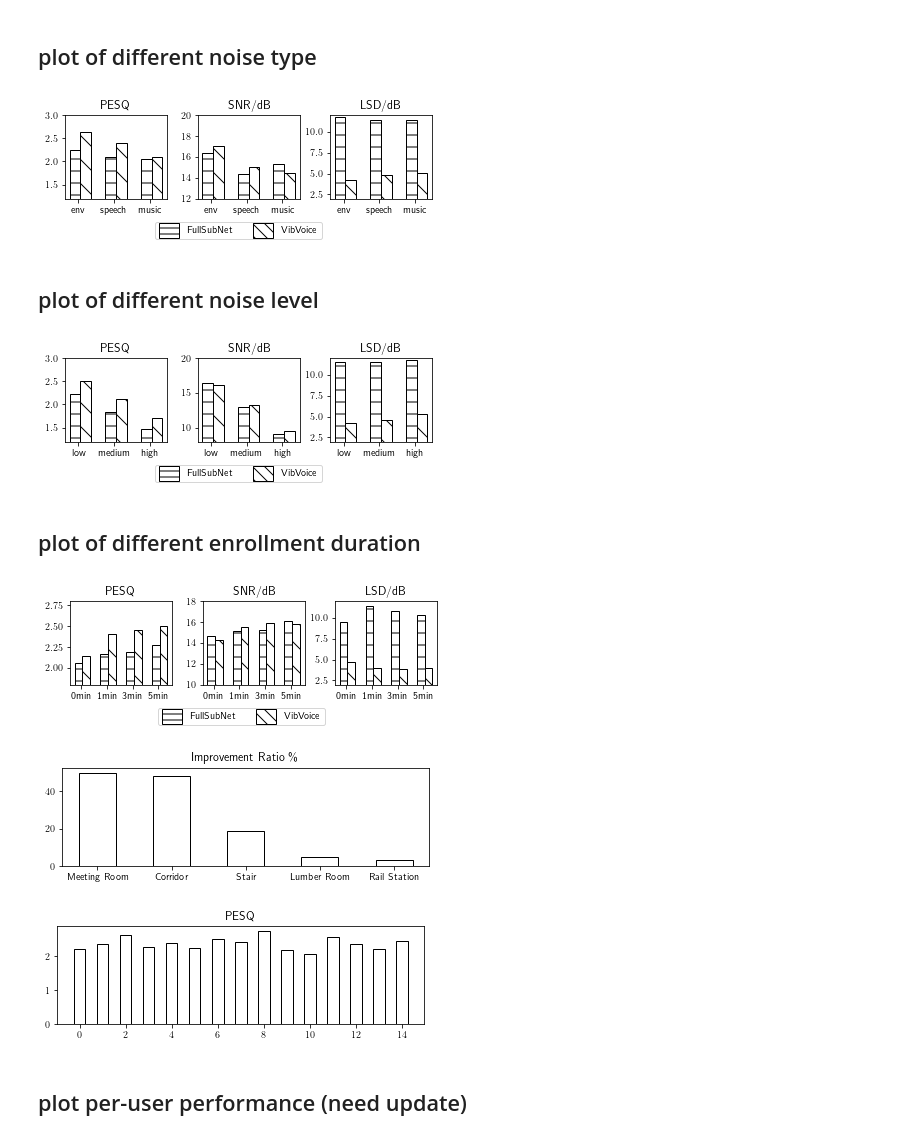
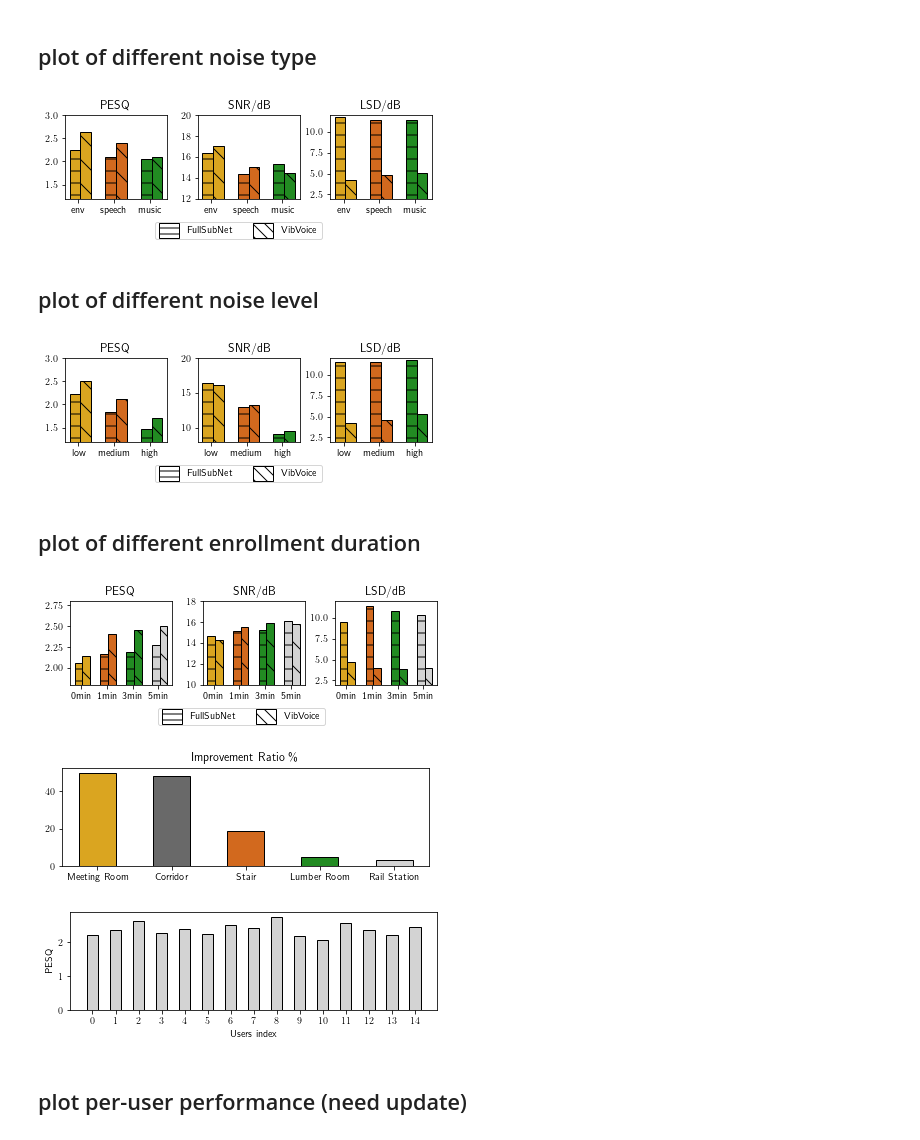
Before and after one commit to lixinghe1999/audioproject, a Jupyter notebook: DL/plot.ipynb, the cells around one changed output. Cells and saved outputs as stored; diff of their text form; code cells hidden in the pictures.

```diff
--- a/DL/plot.ipynb
+++ b/DL/plot.ipynb
@@ -14,7 +14,7 @@ vibvoice = [[ 2.6305507,  17.00351971,  4.19206356], [ 2.3876055,  15.00496573,
 fullsubnet = [[ 2.25790361, 16.37513875, 11.77008867], [ 2.0919082, 14.38179343, 11.46691117],
          [ 2.05780501, 15.33207662, 11.37122445]]
 names = ['environment', 'speech', 'music']
-colors = ['w', 'w', 'w']
+colors = ['goldenrod', 'chocolate', 'forestgreen']
 fig, axs = plt.subplots(1, 3, figsize=(6, 2))
 plt.subplots_adjust(left=0.1, bottom=0.3, right=0.95, wspace=0.3)
 for i in range(len(names)):
@@ -37,7 +37,7 @@ for patch in leg.get_patches():
 plt.savefig('noise_type.pdf', dpi=300)
 plt.show()
 # %% [output]
-[figure, old version]
+[figure, new version]
 # %% [markdown]
   ## plot of different noise level
 # %%
@@ -46,7 +46,7 @@ vibvoice = [[ 2.50307816, 16.13636698,  4.23127691], [ 2.11330643, 13.28623637 ,
 fullsubnet = [[ 2.2166112,  16.46317258, 11.51904089], [ 1.83561012, 12.92231262, 11.5416647 ],
          [ 1.47028308, 9.05131292, 11.72681436]]
 names = ['low', 'medium', 'high']
-colors = ['w', 'w', 'w']
+colors = ['goldenrod', 'chocolate', 'forestgreen']
 fig, axs = plt.subplots(1, 3, figsize=(6, 2))
 plt.subplots_adjust(left=0.1, bottom=0.3, right=0.95, wspace=0.3)
 for i in range(len(names)):
@@ -69,7 +69,7 @@ for patch in leg.get_patches():
 plt.savefig('noise_level.pdf', dpi=300)
 plt.show()
 # %% [output]
-[figure, old version]
+[figure, new version]
 # %% [markdown]
 ## plot of different enrollment duration
 # %%
@@ -77,13 +77,13 @@ fullsubnet = [[ 2.06042795, 14.63436131, 9.53324297], [ 2.16696222,15.14282735,
 vibvoice = [[ 2.14514233, 14.23358384, 4.67921625], [2.40846276, 15.50638137, 3.964647], [2.45129601, 15.88706841, 3.92510713], [ 2.49877256, 15.84743989, 3.95881391]]
 original = [ 2.04479165, 13.9359822,10.07187407]
 names = ['0min', '1min', '3min', '5min']
-colors = ['w', 'w', 'w', ]
+colors = ['goldenrod', 'chocolate', 'forestgreen', 'lightgrey']
 fig, axs = plt.subplots(1, 3, figsize=(6, 2))
 plt.subplots_adjust(left=0.1, bottom=0.3, right=0.95, wspace=0.3)
 for i in range(4):
     for j in range(3):
-        axs[j].bar(i, fullsubnet[i][j], color='w', edgecolor='black', width=0.3, hatch='-')
-        axs[j].bar(i+0.3, vibvoice[i][j], color='w', edgecolor='black', width=0.3, hatch='\\')
+        axs[j].bar(i, fullsubnet[i][j], color=colors[i], edgecolor='black', width=0.3, hatch='-')
+        axs[j].bar(i+0.3, vibvoice[i][j], color=colors[i], edgecolor='black', width=0.3, hatch='\\')
 # for j in range(3):
 #     axs[j].bar(0, original[j], color='w', edgecolor='black', width=0.2)
 
@@ -105,14 +105,15 @@ for patch in leg.get_patches():
 plt.savefig('noise_enrollment.pdf', dpi=300)
 plt.show()
 # %% [output]
-[figure, old version]
+[figure, new version]
 # %%
 environment = [50, 48, 19, 5, 3]
 names = ['Meeting Room', 'Corridor', 'Stair', 'Lumber Room', 'Rail Station']
+colors = ['goldenrod', 'dimgrey', 'chocolate', 'forestgreen', 'lightgrey']
 fig, axs = plt.subplots(1, figsize=(6, 2))
 plt.subplots_adjust(left=0.1, bottom=0.2, right=0.95, wspace=0.3)
 for i in range(5):
-    axs.bar(i, environment[i], color='w', edgecolor='black', width=0.5)
+    axs.bar(i, environment[i], color=colors[i], edgecolor='black', width=0.5)
 
 axs.set_xticks([0, 1, 2, 3, 4], names)
 axs.set_title('Improvement Ratio \%')
@@ -120,20 +121,21 @@ axs.set_title('Improvement Ratio \%')
 plt.savefig('environments.pdf', dpi=300)
 plt.show()
 # %% [output]
-[figure, old version]
+[figure, new version]
 # %%
 Users = [2.21330908 ,2.36334458 ,2.6153129  ,2.27346119 ,2.38663021, 2.24511416 ,2.49567416 ,2.40857382 ,2.75104098,2.1887874 ,2.05477482 ,2.57268948 ,2.37125579 ,2.22275327,2.45912401]
 fig, axs = plt.subplots(1, figsize=(6, 2))
 plt.subplots_adjust(left=0.1, bottom=0.2, right=0.95, wspace=0.3)
 for i in range(len(Users)):
-    axs.bar(i, Users[i], color='w', edgecolor='black', width=0.5)
-
-axs.set_title('PESQ')
+    axs.bar(i, Users[i], color='lightgrey', edgecolor='black', width=0.5)
+axs.set_xticks(range(15))
+axs.set_ylabel('PESQ')
+axs.set_xlabel('Users index')
 
 plt.savefig('per_user.pdf', dpi=300)
 plt.show()
 # %% [output]
-[figure, old version]
+[figure, new version]
 # %% [markdown]
 ## plot per-user performance (need update)
 # %%
```
Also changed, not shown: 6 other files.
